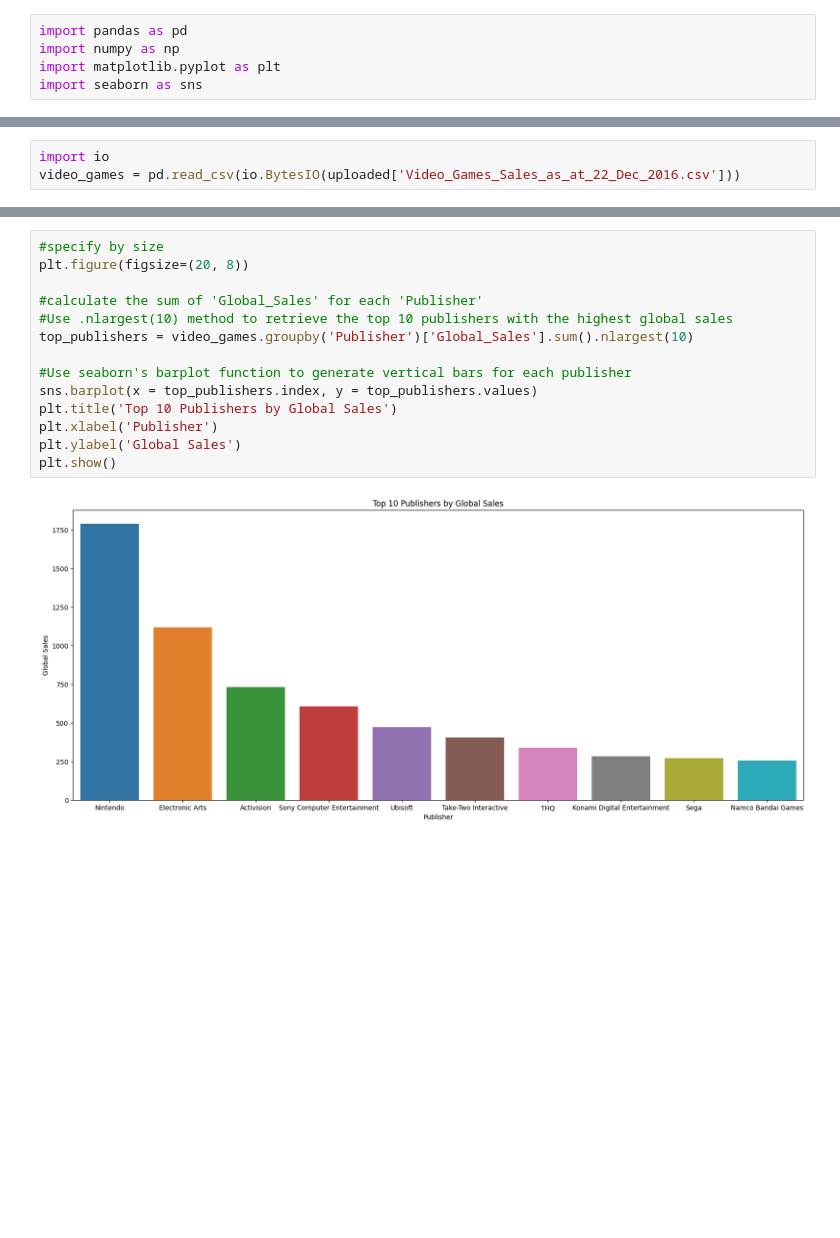
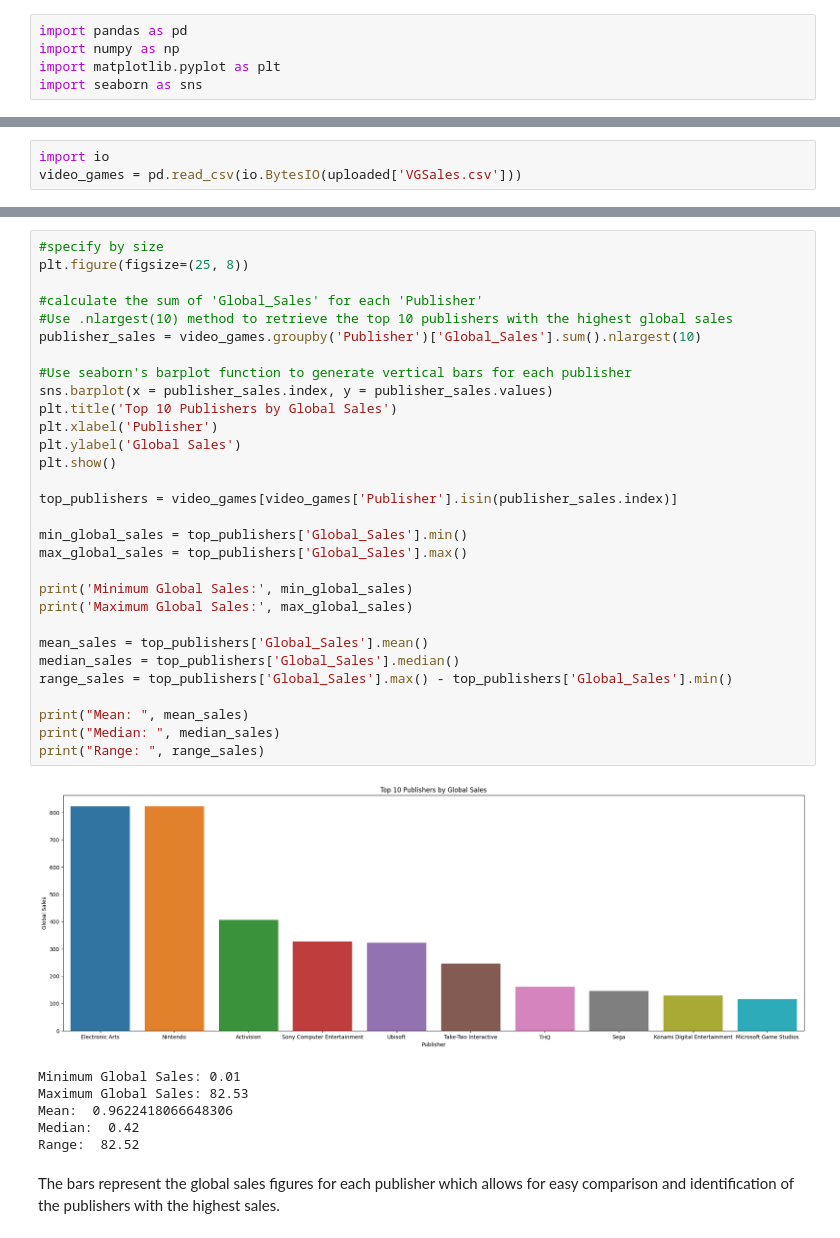
Before and after one commit to tangiambe/Data_Analytics_Project, a Jupyter notebook: BarplotVisualization.ipynb, the cells around one changed output, grey strips where cells are left out. Drawn from its saved outputs; the diff is of its cells as text; blank space fills up the shorter version.

```diff
--- a/BarplotVisualization.ipynb
+++ b/BarplotVisualization.ipynb
@@ -14,3 +14,3 @@ Saving Video_Games_Sales_as_at_22_Dec_2016.csv to Video_Games_Sales_as_at_22_Dec
 # %%
 import io
-video_games = pd.read_csv(io.BytesIO(uploaded['Video_Games_Sales_as_at_22_Dec_2016.csv']))
+video_games = pd.read_csv(io.BytesIO(uploaded['VGSales.csv']))
@@ -17,18 +30,41 @@ video_games = pd.read_csv(io.BytesIO(uploaded['Video_Games_Sales_as_at_22_Dec_20
 # %%
 #specify by size
-plt.figure(figsize=(20, 8))
+plt.figure(figsize=(25, 8))
 
 #calculate the sum of 'Global_Sales' for each 'Publisher'
 #Use .nlargest(10) method to retrieve the top 10 publishers with the highest global sales
-top_publishers = video_games.groupby('Publisher')['Global_Sales'].sum().nlargest(10)
+publisher_sales = video_games.groupby('Publisher')['Global_Sales'].sum().nlargest(10)
 
 #Use seaborn's barplot function to generate vertical bars for each publisher
-sns.barplot(x = top_publishers.index, y = top_publishers.values)
+sns.barplot(x = publisher_sales.index, y = publisher_sales.values)
 plt.title('Top 10 Publishers by Global Sales')
 plt.xlabel('Publisher')
 plt.ylabel('Global Sales')
 plt.show()
+
+top_publishers = video_games[video_games['Publisher'].isin(publisher_sales.index)]
+
+min_global_sales = top_publishers['Global_Sales'].min()
+max_global_sales = top_publishers['Global_Sales'].max()
+
+print('Minimum Global Sales:', min_global_sales)
+print('Maximum Global Sales:', max_global_sales)
+
+mean_sales = top_publishers['Global_Sales'].mean()
+median_sales = top_publishers['Global_Sales'].median()
+range_sales = top_publishers['Global_Sales'].max() - top_publishers['Global_Sales'].min()
+
+print("Mean: ", mean_sales)
+print("Median: ", median_sales)
+print("Range: ", range_sales)
 # %% [output]
-[figure, old version]
+[figure, new version]
+Minimum Global Sales: 0.01
+Maximum Global Sales: 82.53
+Mean:  0.9622418066648306
+Median:  0.42
+Range:  82.52
+# %% [markdown]
+The bars represent the global sales figures for each publisher which allows for easy comparison and identification of the publishers with the highest sales.
 # %%
 plt.figure(figsize=(8, 6))
```
Also changed, not shown: parts of 5 cells of this notebook.
